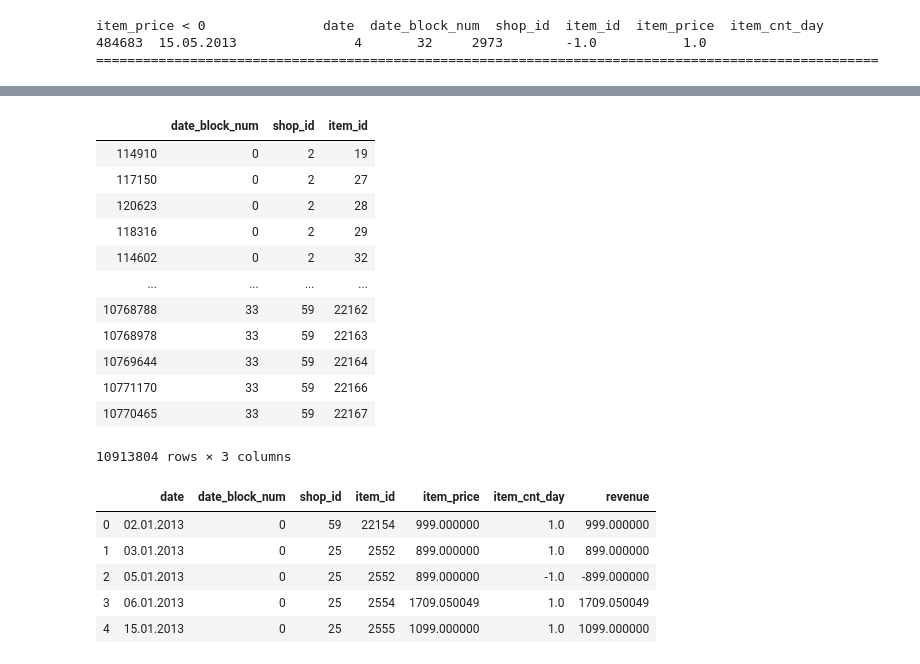
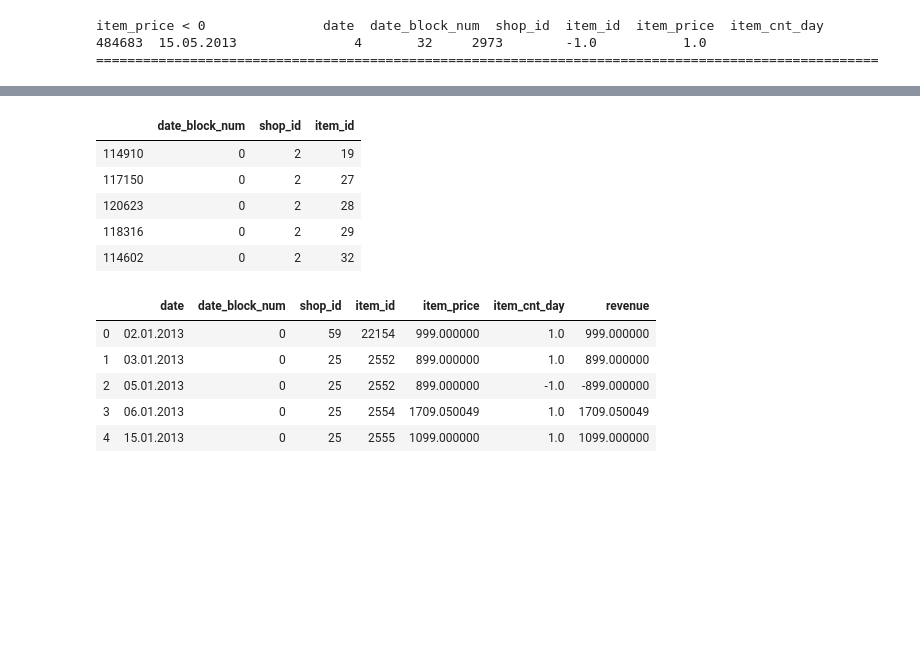
Before and after one commit to hakanelbs/Predict-Future-Sales, a Jupyter notebook: predict_f_s.ipynb, the cells around one changed output, grey strips where cells are left out. Cells and saved outputs as stored; diff of their text form; code cells hidden in the pictures; blank space fills up the shorter version.

```diff
--- a/predict_f_s.ipynb
+++ b/predict_f_s.ipynb
@@ -160,21 +169,14 @@ matrix['shop_id'] = matrix['shop_id'].astype(np.int8)
 matrix['item_id'] = matrix['item_id'].astype(np.int16)
 matrix.sort_values(cols,inplace=True)
 # %%
-matrix
+matrix.head()
 # %% [output]
 |  | date_block_num | shop_id | item_id |
 | 114910 | 0 | 2 | 19 |
 | 117150 | 0 | 2 | 27 |
 | 120623 | 0 | 2 | 28 |
 | 118316 | 0 | 2 | 29 |
 | 114602 | 0 | 2 | 32 |
-| ... | ... | ... | ... |
-| 10768788 | 33 | 59 | 22162 |
-| 10768978 | 33 | 59 | 22163 |
-| 10769644 | 33 | 59 | 22164 |
-| 10771170 | 33 | 59 | 22166 |
-| 10770465 | 33 | 59 | 22167 |
-10913804 rows × 3 columns
 # %%
 sales_2['revenue'] = sales_2['item_price'] *  sales_2['item_cnt_day']
 # %%
```
Also changed, not shown: parts of 34 cells of this notebook.
